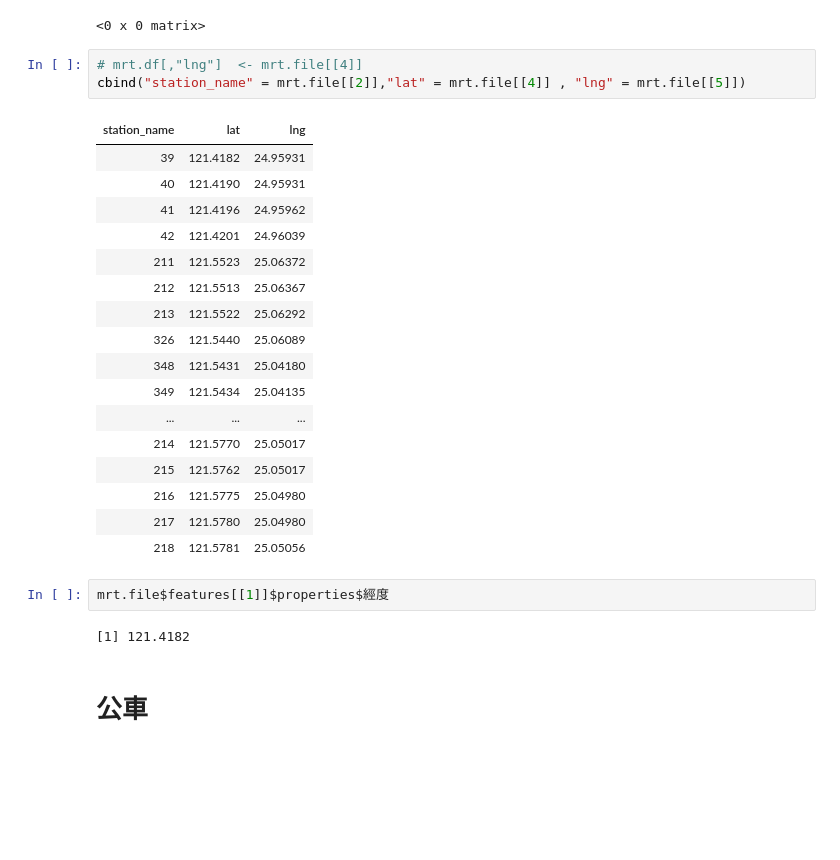
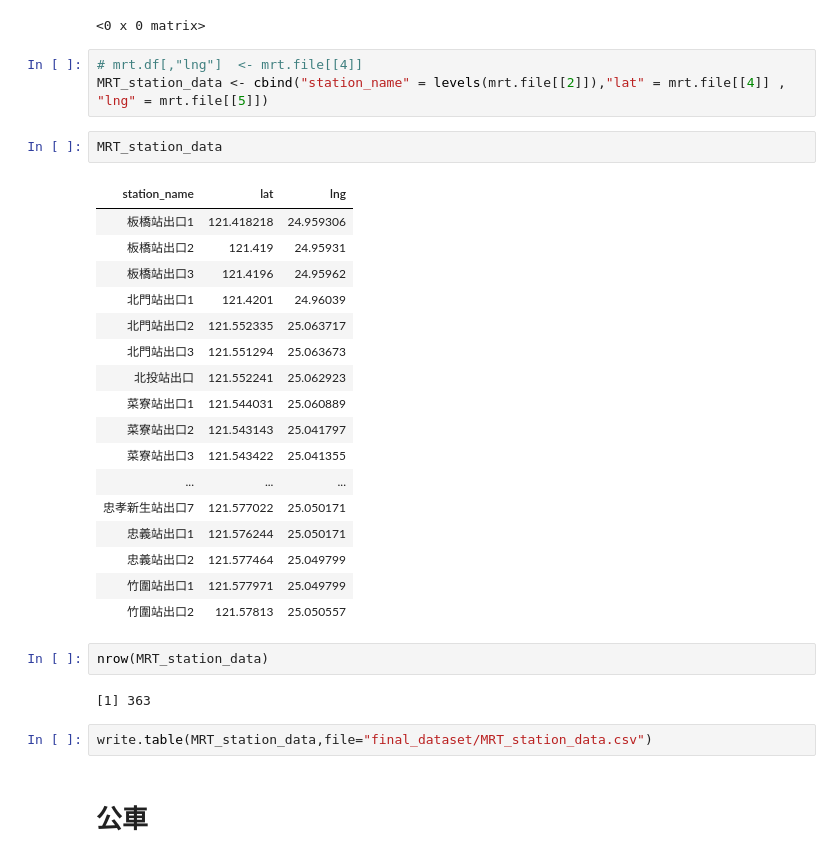
Before and after one commit to Kuanhao-Chao/CSX_RProject_Spring_2018, a Jupyter notebook: Final_Project/Final_Project_Data.ipynb, the cells around one changed output. Saved outputs shown, nothing was run; the diff lists cells and outputs as text; blank space fills up the shorter version.

```diff
--- a/Final_Project/Final_Project_Data.ipynb
+++ b/Final_Project/Final_Project_Data.ipynb
@@ -160,29 +160,33 @@ mrt.df
 <0 x 0 matrix>
 # %%
 # mrt.df[,"lng"]  <- mrt.file[[4]]
-cbind("station_name" = mrt.file[[2]],"lat" = mrt.file[[4]] , "lng" = mrt.file[[5]])
+MRT_station_data <- cbind("station_name" = levels(mrt.file[[2]]),"lat" = mrt.file[[4]] , "lng" = mrt.file[[5]])
-# %% [output]
-| station_name | lat | lng |
-| 39 | 121.4182 | 24.95931 |
-| 40 | 121.4190 | 24.95931 |
-| 41 | 121.4196 | 24.95962 |
-| 42 | 121.4201 | 24.96039 |
-| 211 | 121.5523 | 25.06372 |
-| 212 | 121.5513 | 25.06367 |
-| 213 | 121.5522 | 25.06292 |
-| 326 | 121.5440 | 25.06089 |
-| 348 | 121.5431 | 25.04180 |
-| 349 | 121.5434 | 25.04135 |
-| ... | ... | ... |
-| 214 | 121.5770 | 25.05017 |
-| 215 | 121.5762 | 25.05017 |
-| 216 | 121.5775 | 25.04980 |
-| 217 | 121.5780 | 25.04980 |
-| 218 | 121.5781 | 25.05056 |
-# %%
-mrt.file$features[[1]]$properties$經度
-# %% [output]
-[1] 121.4182
+# %%
+MRT_station_data
+# %% [output]
+| station_name | lat | lng |
+| 板橋站出口1 | 121.418218 | 24.959306 |
+| 板橋站出口2 | 121.419 | 24.95931 |
+| 板橋站出口3 | 121.4196 | 24.95962 |
+| 北門站出口1 | 121.4201 | 24.96039 |
+| 北門站出口2 | 121.552335 | 25.063717 |
+| 北門站出口3 | 121.551294 | 25.063673 |
+| 北投站出口 | 121.552241 | 25.062923 |
+| 菜寮站出口1 | 121.544031 | 25.060889 |
+| 菜寮站出口2 | 121.543143 | 25.041797 |
+| 菜寮站出口3 | 121.543422 | 25.041355 |
+| ... | ... | ... |
+| 忠孝新生站出口7 | 121.577022 | 25.050171 |
+| 忠義站出口1 | 121.576244 | 25.050171 |
+| 忠義站出口2 | 121.577464 | 25.049799 |
+| 竹圍站出口1 | 121.577971 | 25.049799 |
+| 竹圍站出口2 | 121.57813 | 25.050557 |
+# %%
+nrow(MRT_station_data)
+# %% [output]
+[1] 363
+# %%
+write.table(MRT_station_data,file="final_dataset/MRT_station_data.csv")
 # %% [markdown]
 # 公車
 # %%
```
Also changed, not shown: parts of 28 cells of this notebook, 13 other files.
